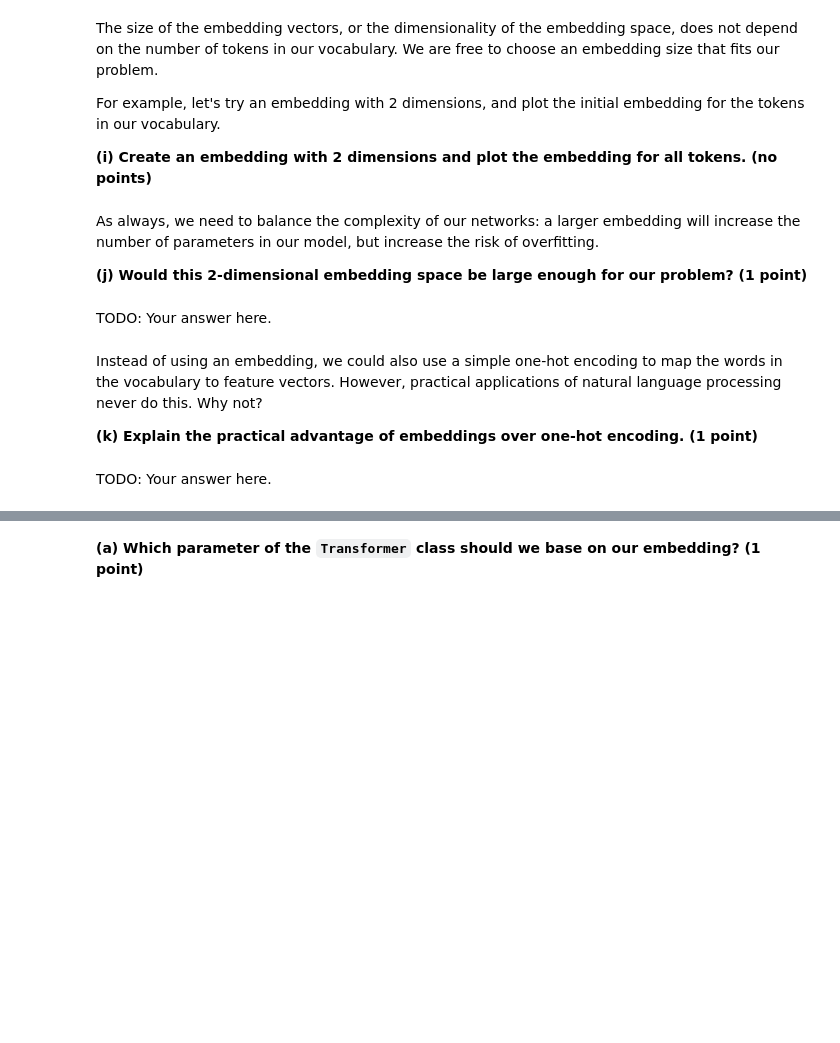
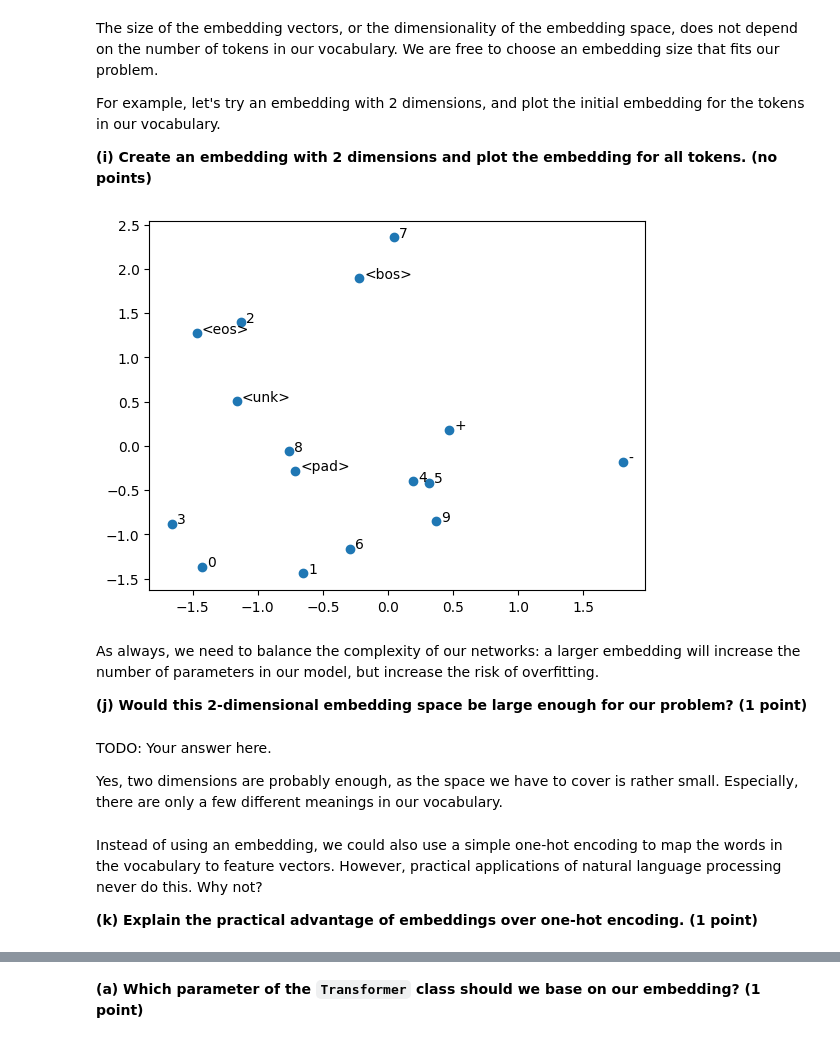
Before and after one commit to daanbrugmans/deep-learning-23-24, a Jupyter notebook: Assignment 5/dl-assignment-5.ipynb, the cells around one changed output, grey strips where cells are left out. Saved outputs shown, nothing was run; the diff lists cells and outputs as text; code cells hidden in the pictures; blank space fills up the shorter version.

Commit message:
Assignment 5 with some answers

```diff
--- a/Assignment 5/dl-assignment-5.ipynb
+++ b/Assignment 5/dl-assignment-5.ipynb
@@ -108,3 +117,6 @@ vocab = d2l.Vocab([...], reserved_tokens=[...])
+# %%
+vocab = d2l.Vocab(['1', '2', '3', '4', '5', '6', '7', '8', '9', '0', '+', '-'],
+                  reserved_tokens=['<eos>', '<pad>', '<bos>'])
 # %% [markdown]
 We can print the vocabulary to double check that it makes sense:
 # %%
@@ -348,24 +439,26 @@ For example, let's try an embedding with 2 dimensions, and plot the initial embe
 **(i) Create an embedding with 2 dimensions and plot the embedding for all tokens.<span style="float:right"> (no points)</span>**
 # %%
 # TODO: Your code here.
-embedding = ...
+embedding = nn.Embedding(len(vocab), 2)
 
 # embed all tokens of our vocabulary
 x = torch.arange(len(vocab))
 emb = embedding(x).detach().cpu().numpy()
 
 plt.scatter(emb[:, 0], emb[:, 1]);
 for i, token in enumerate(vocab.idx_to_token):
-    plt.annotate(token, (emb[i,0]+0.04, emb[i,1]))
+    plt.annotate(token, (emb[i, 0] + 0.04, emb[i, 1]))
+# %% [output]
+[figure, added]
 # %% [markdown]
 As always, we need to balance the complexity of our networks: a larger embedding will increase the number of parameters in our model, but increase the risk of overfitting.
 
 **(j) Would this 2-dimensional embedding space be large enough for our problem?<span style="float:right"> (1 point)</span>**
-# %% [markdown]
-TODO: Your answer here.
+# %% [markdown]
+TODO: Your answer here.
+
+Yes, two dimensions are probably enough, as the space we have to cover is rather small. Especially, there are only a few different meanings in our vocabulary.
 # %% [markdown]
 Instead of using an embedding, we could also use a simple one-hot encoding to map the words in the vocabulary to feature vectors. However, practical applications of natural language processing never do this. Why not?
 
 **(k) Explain the practical advantage of embeddings over one-hot encoding.<span style="float:right"> (1 point)</span>**
-# %% [markdown]
-TODO: Your answer here.
```
Also changed, not shown: parts of 49 cells of this notebook.
